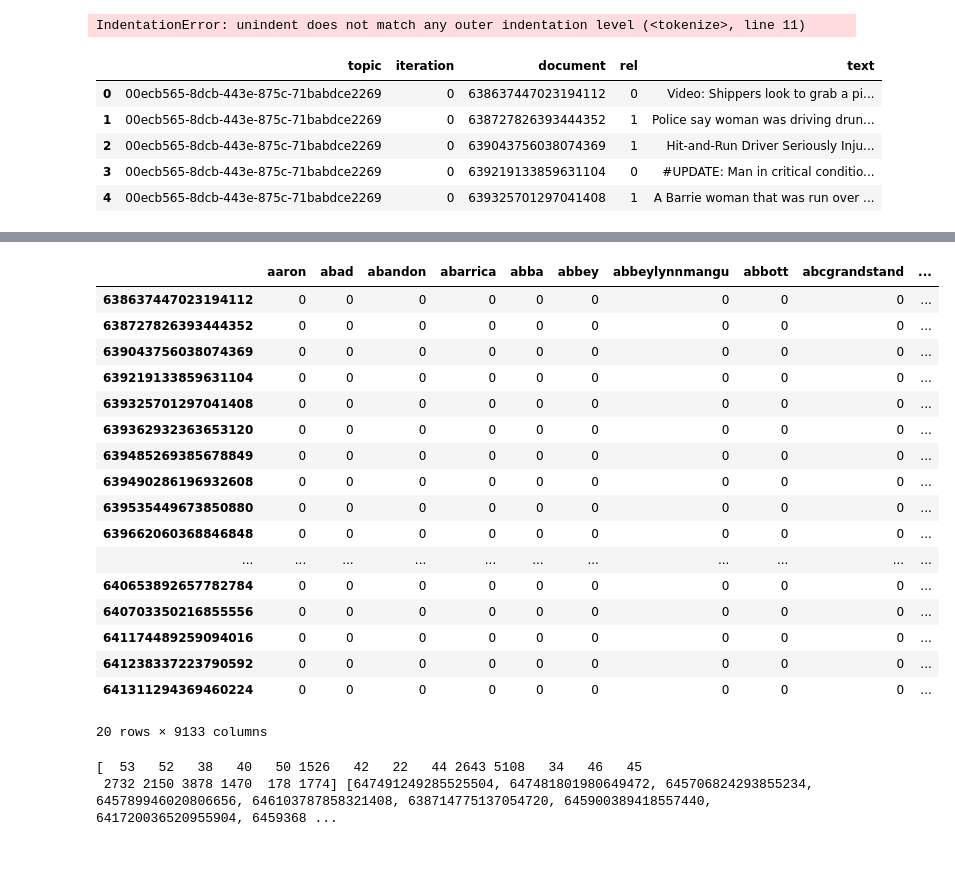
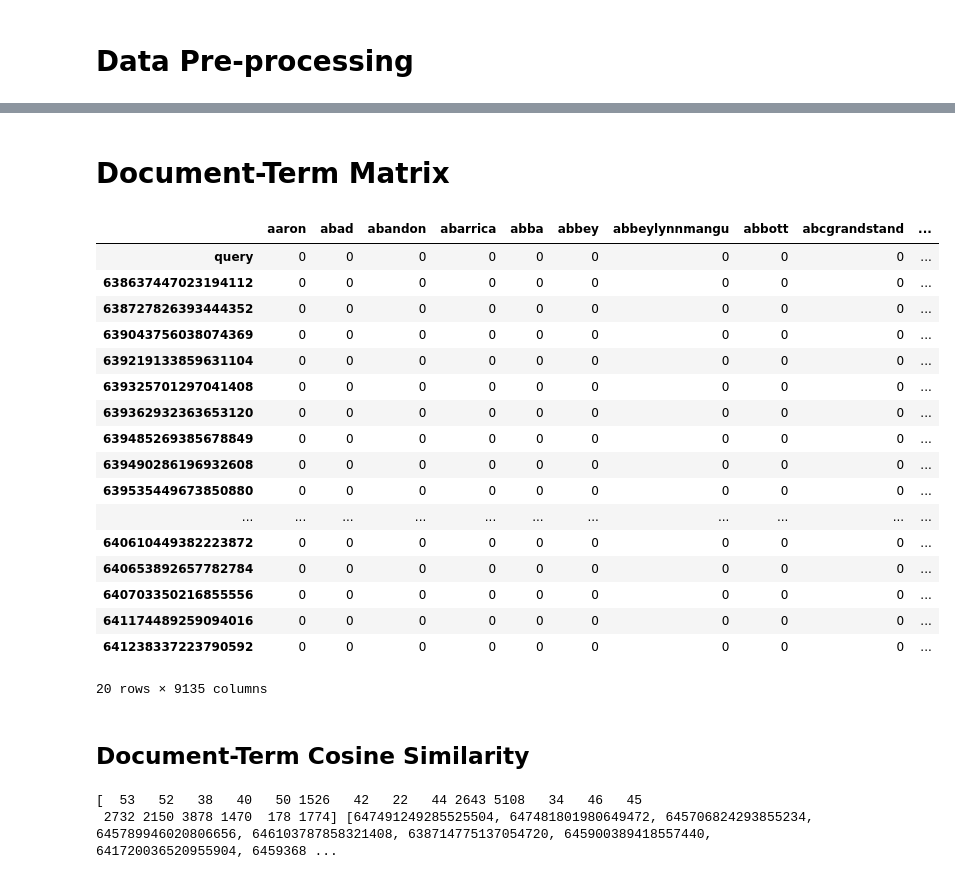
Before and after one commit to Dustyik/IR-tweets---disaster-, a Jupyter notebook: Project.ipynb, the cells around one changed output, grey strips where cells are left out. Saved outputs shown, nothing was run; the diff lists cells and outputs as text; code cells hidden in the pictures.

```diff
--- a/Project.ipynb
+++ b/Project.ipynb
@@ -42,51 +34,17 @@ failed
-# %%
-## Scrape Data
-# def get_tweet(id)       output =         t             output = api.get_status(id=id.document).    #     ex
-#     return tput
-
-# df['text']=df.apply(lambda x:get_tweet(x),xis=1)
-
-df.head()
-# df = df[.text!='']
-# df.to_csv("dataset_scrapped.csv", header=False)
-# %% [output]
-IndentationError: unindent does not match any outer indentation level (<tokenize>, line 11)
-# %%
-data = pd.read_csv('dataset_scrapped.csv', names=['topic','iteration','document','rel', 'text'])
-data.head()
-# %% [output]
-|  | topic | iteration | document | rel | text |
-| 0 | 00ecb565-8dcb-443e-875c-71babdce2269 | 0 | 638637447023194112 | 0 | Video: Shippers look to grab a pi... |
-| 1 | 00ecb565-8dcb-443e-875c-71babdce2269 | 0 | 638727826393444352 | 1 | Police say woman was driving drun... |
-| 2 | 00ecb565-8dcb-443e-875c-71babdce2269 | 0 | 639043756038074369 | 1 | Hit-and-Run Driver Seriously Inju... |
-| 3 | 00ecb565-8dcb-443e-875c-71babdce2269 | 0 | 639219133859631104 | 0 | #UPDATE: Man in critical conditio... |
-| 4 | 00ecb565-8dcb-443e-875c-71babdce2269 | 0 | 639325701297041408 | 1 | A Barrie woman that was run over ... |
+# %% [markdown]
+# Data Pre-processing
 # %%
 from nltk.corpus import words
 from nltk.stem import PorterStemmer
 from nltk.tokenize import word_tokenize
 import nltk
+import pandas as pd
 
 data = pd.read_csv('dataset_scrapped.csv', names=['topic','iteration','document','rel', 'text'])
 data.topic = data.topic.astype(str)
-print(data.dtypes)
 
 porter = PorterStemmer() ## stemming reduces the word to root word
-words = words.words()
-# vsm = {}
-
-# def stem_lower(word):
-#     return porter.stem(word.lower())
-
-# for i in list(set(zip(data['document'], data['text']))):
-#     # print(i[0], i[1])
-#     tokens = word_tokenize(i[1])
-#     # print(len(tokens))
-#     tokens = list(filter(lambda x: x.isalpha(), tokens))
-#     # tokens = list(filter(lambda x: x in words, tokens)) ## this removes too much semantics
-#     tokens = list(map(stem_lower, tokens))
-#     # print(len(tokens))
-#     vsm[str(i[0])] = tokens
+# words = words.words()
 
 def tokenize_stem_lower(text):
     tokens = word_tokenize(text)
@@ -96,7 +54,6 @@ def tokenize_stem_lower(text):
 
 data['clean_text']=data.apply(lambda x: tokenize_stem_lower(x.text), axis=1)
 
-# vsm['645687105964912640']
 data.head(10)
 # %% [output]
 topic        object
@@ -116,29 +73,29 @@ dtype: object
 | 7 | 00ecb565-8dcb-443e-875c-71babdce2269 | 0 | 639490286196932608 | 0 | @christopherokey the ruling was t... | christopherokey the rule wa that ... |
 | 8 | 00ecb565-8dcb-443e-875c-71babdce2269 | 0 | 639535449673850880 | 0 | "My friend was doing CPR on him. ... | my friend wa do cpr on him he too... |
 | 10 | 00ecb565-8dcb-443e-875c-71babdce2269 | 0 | 639662060368846848 | 1 | RT @Ama_A_Asmah: The women who go... | rt the women who got out of her c... |
+# %% [markdown]
+# Document-Term Matrix
 # %%
 '''
 CBOW tries to predict a word on the basis of its neighbors, while Skip Gram tries to predict the neighbors of a word.
 
 In simpler words, CBOW tends to find the probability of a word occurring in a context. So, it generalizes over all the different contexts in which a word can be used. Whereas SkipGram tends to study different contexts separately. Skip Gram needs more data to be trained contains more knowledge about the context.
 '''
 
 from sklearn.feature_extraction.text import CountVectorizer
 
 query = 'VIDEO:Good Samaritans Stop Alleged Hit-and-Run Driver in Miami'
 query_id = '00ecb565-8dcb-443e-875c-71babdce2269'
 
 vec = CountVectorizer()
-# term_doc = vec.fit_transform([query]+list(data.clean_text))
-# ind = ['query'] + list(data.document)
-# td_df = pd.DataFrame(term_doc.toarray(), columns=vec.get_feature_names(), index=ind)
-term_doc = vec.fit_transform(list(data.clean_text))
+term_doc = vec.fit_transform([query]+list(data.clean_text))
 ind = ['query'] + list(data.document)
-td_df = pd.DataFrame(term_doc.toarray(), columns=vec.get_feature_names(), index=list(data.document))
+td_df = pd.DataFrame(term_doc.toarray(), columns=vec.get_feature_names(), index=ind)
 
 td_df.head(20)
 # %% [output]
 |  | aaron | abad | abandon | abarrica | abba | abbey | abbeylynnmangu | abbott | abcgrandstand | ... |
+| query | 0 | 0 | 0 | 0 | 0 | 0 | 0 | 0 | 0 | ... |
 | 638637447023194112 | 0 | 0 | 0 | 0 | 0 | 0 | 0 | 0 | 0 | ... |
 | 638727826393444352 | 0 | 0 | 0 | 0 | 0 | 0 | 0 | 0 | 0 | ... |
 | 639043756038074369 | 0 | 0 | 0 | 0 | 0 | 0 | 0 | 0 | 0 | ... |
@@ -148,14 +105,15 @@ td_df.head(20)
 | 639485269385678849 | 0 | 0 | 0 | 0 | 0 | 0 | 0 | 0 | 0 | ... |
 | 639490286196932608 | 0 | 0 | 0 | 0 | 0 | 0 | 0 | 0 | 0 | ... |
 | 639535449673850880 | 0 | 0 | 0 | 0 | 0 | 0 | 0 | 0 | 0 | ... |
-| 639662060368846848 | 0 | 0 | 0 | 0 | 0 | 0 | 0 | 0 | 0 | ... |
 | ... | ... | ... | ... | ... | ... | ... | ... | ... | ... | ... |
+| 640610449382223872 | 0 | 0 | 0 | 0 | 0 | 0 | 0 | 0 | 0 | ... |
 | 640653892657782784 | 0 | 0 | 0 | 0 | 0 | 0 | 0 | 0 | 0 | ... |
 | 640703350216855556 | 0 | 0 | 0 | 0 | 0 | 0 | 0 | 0 | 0 | ... |
 | 641174489259094016 | 0 | 0 | 0 | 0 | 0 | 0 | 0 | 0 | 0 | ... |
 | 641238337223790592 | 0 | 0 | 0 | 0 | 0 | 0 | 0 | 0 | 0 | ... |
-| 641311294369460224 | 0 | 0 | 0 | 0 | 0 | 0 | 0 | 0 | 0 | ... |
-20 rows × 9133 columns
+20 rows × 9135 columns
+# %% [markdown]
+## Document-Term Cosine Similarity
 # %%
 from sklearn.metrics.pairwise import cosine_similarity
 import numpy as np
```
Also changed, not shown: parts of 14 cells of this notebook.
